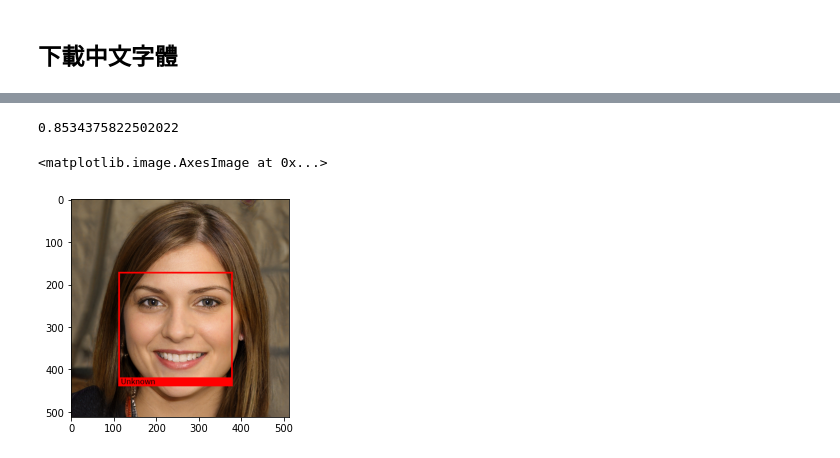
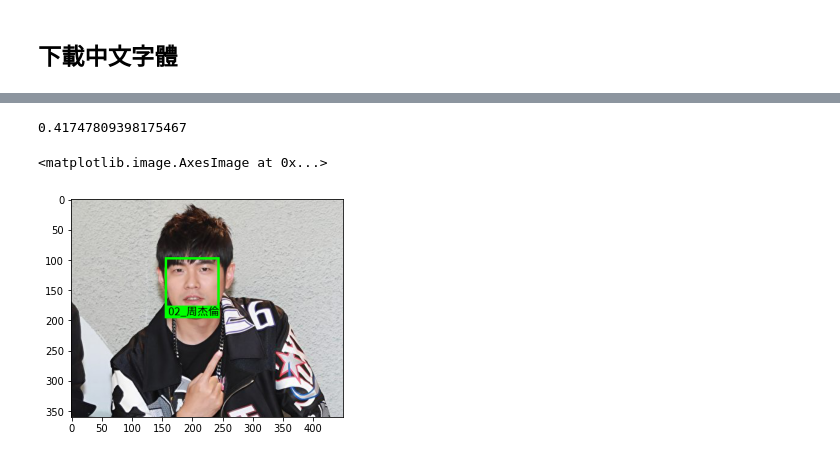
Before and after one commit to 1010code/hands-on-face-recognition, a Jupyter notebook: face_recognition.ipynb, the cells around one changed output, grey strips where cells are left out. Cells and saved outputs as stored; diff of their text form; code cells hidden in the pictures.

```diff
--- a/face_recognition.ipynb
+++ b/face_recognition.ipynb
@@ -162,7 +165,7 @@ face_rec_model_path = './dlib_face_recognition_resnet_model_v1.dat'
 faces_folder_path = './image'
 
 # 需要辨識的人臉圖片名稱
-img_path = './test_woman.jpg'
+img_path = './test_周杰倫.jpg'
 
 # 載入人臉檢測器
 detector = dlib.get_frontal_face_detector()
@@ -229,32 +232,32 @@ for (k, d) in enumerate(dets):
 
   # 將比對人名和比對出來的歐式距離組成一個dict
 
     c_d = dict(zip(candidate, dist))
 
   # 根據歐式距離由小到大排序
 
     cd_sorted = sorted(c_d.items(), key=lambda d: d[1])
 
   # 取得最短距離就為辨識出的人名
 
     rec_name = cd_sorted[0][0]
     print(cd_sorted[0][1])
 
   # 將辨識出的人名印到圖片上面
   # 轉成PIL圖片
 
     font = ImageFont.truetype("./taipei_sans_tc_beta.ttf", 18, encoding="utf-8")
     if cd_sorted[0][1] < 0.45:
         draw.rectangle(((x1, y1), (x2, y2)), outline=(0, 255, 0), width=4) # 在圖片利用Pillow module上畫出矩形框
         draw.rectangle(((x1, y2  - 10), (x2, y2+10)), fill=(0, 255, 0), outline=(0, 255, 0)) # 人臉辨識下方邊框(加大下方label)
         draw.text((x1 + 6, y2 - 10), rec_name, fill=(0, 0, 0),font=font)  # 人名
     else:
         draw.rectangle(((x1, y1), (x2, y2)), outline=(255, 0, 0), width=4) # 在圖片利用Pillow module上畫出矩形框
         draw.rectangle(((x1, y2  - 20), (x2, y2)), fill=(255, 0, 0), outline=(255, 0, 0)) # 人臉辨識下方邊框(加大下方label)
         draw.text((x1 + 6, y2 - 20), 'Unknown', fill=(0, 0, 0),font=font)  # 人名
 
 plt.imshow(pil_image)
 # %% [output]
-0.8534375822502022
+0.41747809398175467
 <matplotlib.image.AxesImage at 0x...>
-[figure, old version]
+[figure, new version]
```
Also changed, not shown: parts of 8 cells of this notebook, 1 other file.
